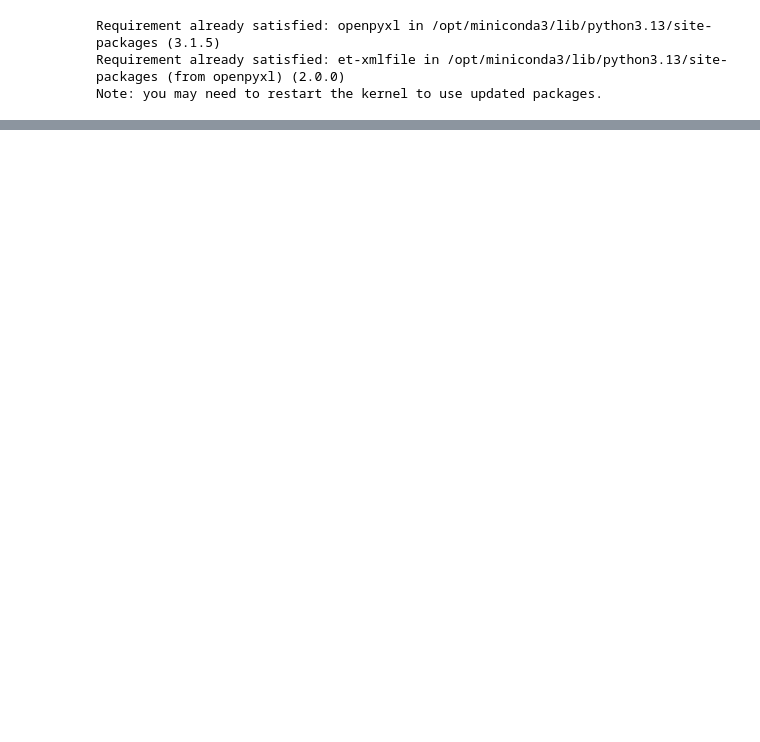
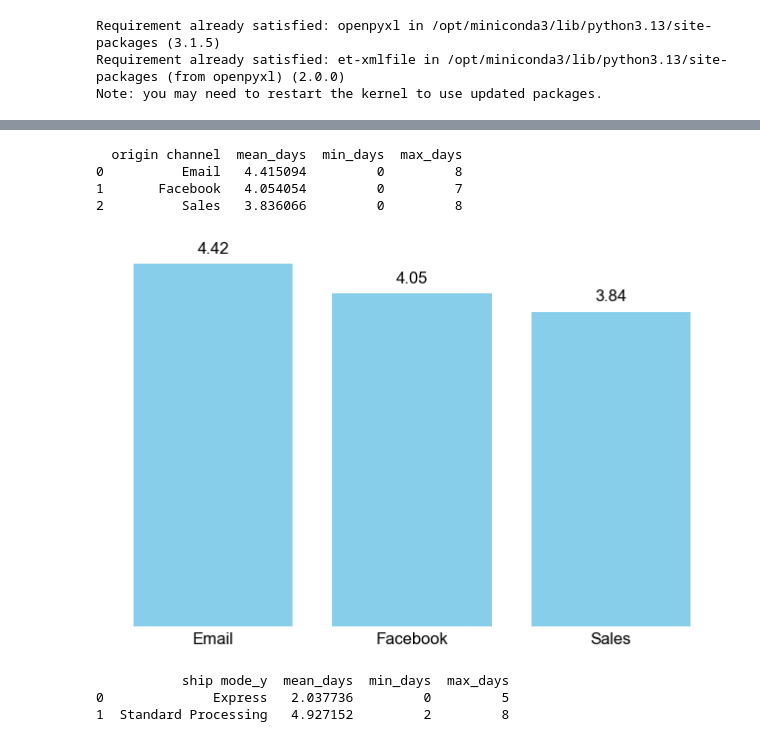
Before and after one commit to Eyetsko/Muesli-Project, a Jupyter notebook: EDA_Lea.ipynb, the cells around one changed output, grey strips where cells are left out. Drawn from its saved outputs; the diff is of its cells as text; code cells hidden in the pictures; blank space fills up the shorter version.

```diff
--- a/EDA_Lea.ipynb
+++ b/EDA_Lea.ipynb
@@ -117,0 +178,50 @@ muesli_all
+# %%
+origin_channel_stats = muesli_step1.groupby('origin channel')['time_order_ship'].agg(
+    mean_days=lambda x: x.dt.days.mean(),
+    min_days=lambda x: x.dt.days.min(),
+    max_days=lambda x: x.dt.days.max()
+).reset_index()
+
+print(origin_channel_stats)
+# %% [output]
+  origin channel  mean_days  min_days  max_days
+0          Email   4.415094         0         8
+1       Facebook   4.054054         0         7
+2          Sales   3.836066         0         8
+# %%
+import matplotlib.pyplot as plt
+
+x = origin_channel_stats['origin channel']
+y = origin_channel_stats['mean_days']
+
+plt.figure(figsize=(8,5))
+bars = plt.bar(x, y, color='skyblue')
+
+for bar, value in zip(bars, y):
+    plt.text(bar.get_x() + bar.get_width()/2, value + 0.1, f'{value:.2f}',
+             ha='center', va='bottom', fontsize=12, fontname='Arial')
+
+
+plt.xticks(fontsize=12, fontname='Arial')
+plt.yticks([])
+
+for spine in plt.gca().spines.values():
+    spine.set_visible(False)
+
+plt.tick_params(axis='x', length=0)
+
+plt.show()
+# %% [output]
+[figure, added]
+# %%
+ship_type_stats = muesli_step1.groupby('ship mode_y')['time_order_ship'].agg(
+    mean_days=lambda x: x.dt.days.mean(),
+    min_days=lambda x: x.dt.days.min(),
+    max_days=lambda x: x.dt.days.max()
+).reset_index()
+
+print(ship_type_stats)
+# %% [output]
+           ship mode_y  mean_days  min_days  max_days
+0              Express   2.037736         0         5
+1  Standard Processing   4.927152         2         8
```
Also changed, not shown: parts of 31 cells of this notebook.
